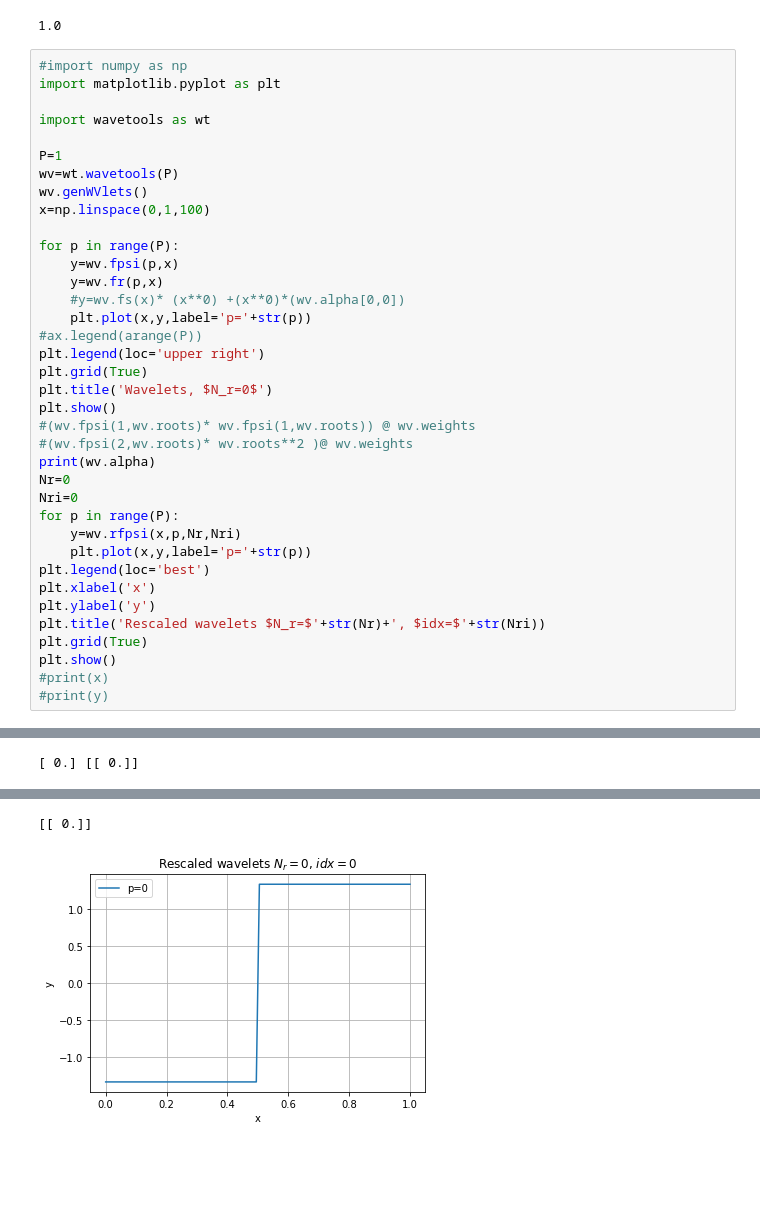
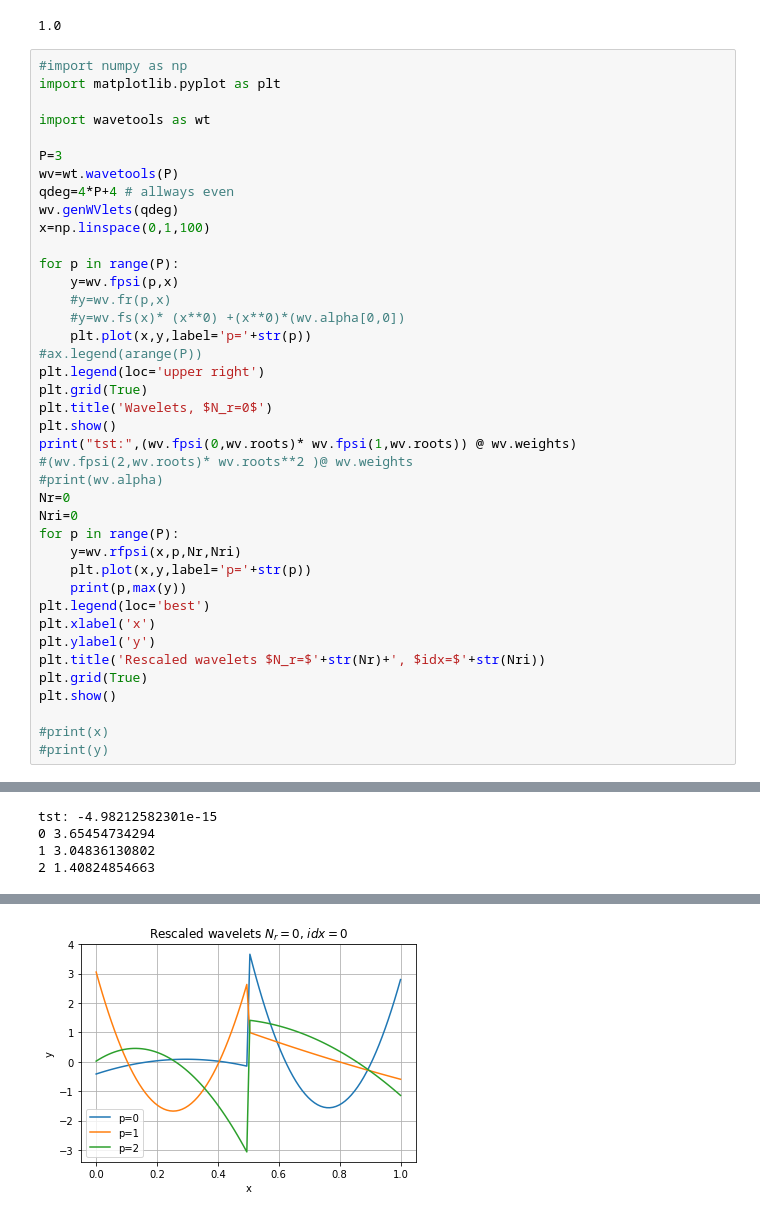
Before and after one commit to ikroeker/aMR-PC, a Jupyter notebook: py/test002.ipynb, the cells around one changed output, grey strips where cells are left out. Saved outputs shown, nothing was run; the diff lists cells and outputs as text; blank space fills up the shorter version.

```diff
--- a/py/test002.ipynb
+++ b/py/test002.ipynb
@@ -24,14 +24,15 @@ import matplotlib.pyplot as plt
 
 import wavetools as wt
 
-P=1
+P=3
 wv=wt.wavetools(P)
-wv.genWVlets()
+qdeg=4*P+4 # allways even
+wv.genWVlets(qdeg)
 x=np.linspace(0,1,100)
 
 for p in range(P):
     y=wv.fpsi(p,x)
-    y=wv.fr(p,x)
+    #y=wv.fr(p,x)
     #y=wv.fs(x)* (x**0) +(x**0)*(wv.alpha[0,0])
     plt.plot(x,y,label='p='+str(p))
 #ax.legend(arange(P))
@@ -39,20 +40,22 @@ plt.legend(loc='upper right')
 plt.grid(True)
 plt.title('Wavelets, $N_r=0$')
 plt.show()
-#(wv.fpsi(1,wv.roots)* wv.fpsi(1,wv.roots)) @ wv.weights
+print("tst:",(wv.fpsi(0,wv.roots)* wv.fpsi(1,wv.roots)) @ wv.weights)
 #(wv.fpsi(2,wv.roots)* wv.roots**2 )@ wv.weights
-print(wv.alpha)
+#print(wv.alpha)
 Nr=0
 Nri=0
 for p in range(P):
     y=wv.rfpsi(x,p,Nr,Nri)
     plt.plot(x,y,label='p='+str(p))
+    print(p,max(y))
 plt.legend(loc='best')
 plt.xlabel('x')
 plt.ylabel('y')
 plt.title('Rescaled wavelets $N_r=$'+str(Nr)+', $idx=$'+str(Nri))
 plt.grid(True)
 plt.show()
+
 #print(x)
 #print(y)
 # %% [output]
@@ -59 +63,4 @@ plt.show()
-[ 0.] [[ 0.]]
+tst: -4.98212582301e-15
+0 3.65454734294
+1 3.04836130802
+2 1.40824854663
@@ -61,2 +67 @@ plt.show()
-[[ 0.]]
-[figure, old version]
+[figure, new version]
```
Also changed, not shown: parts of 1 cell of this notebook, 4 other files.
